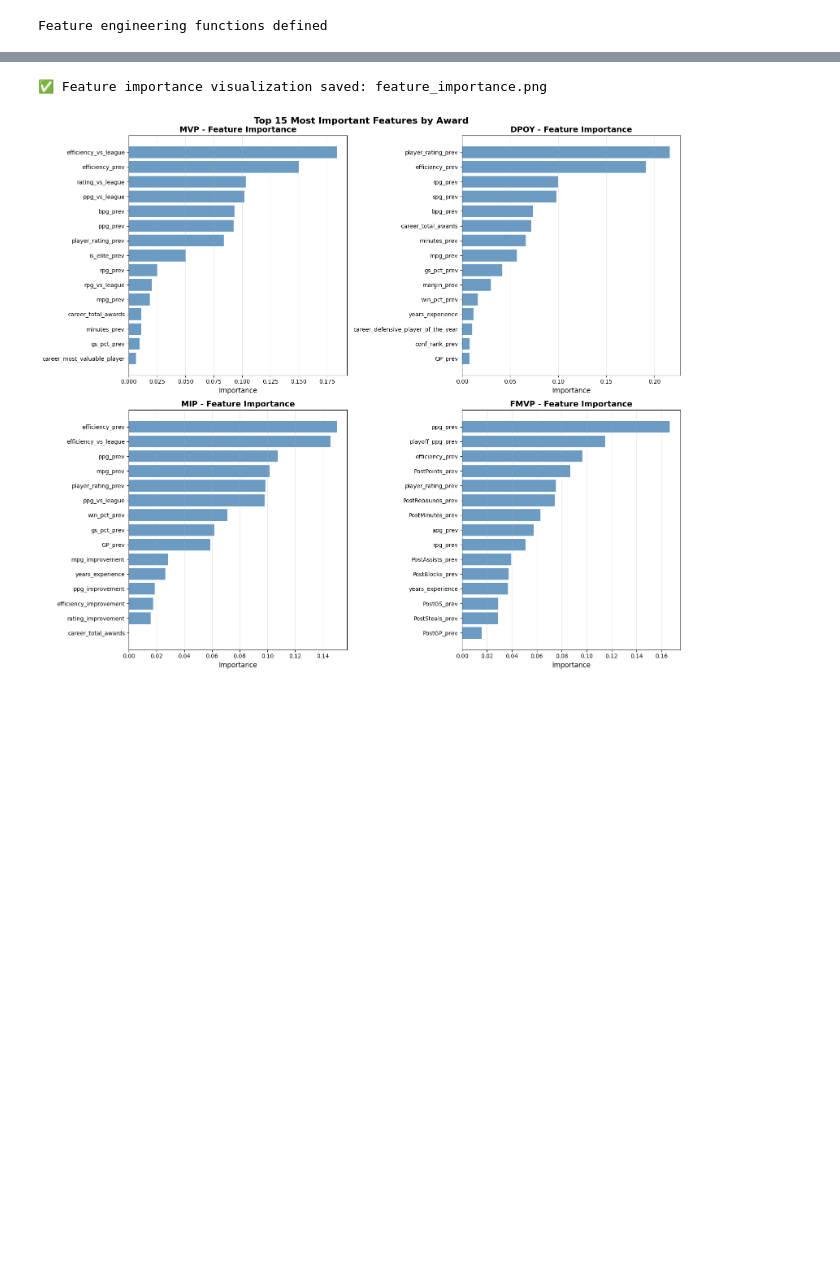
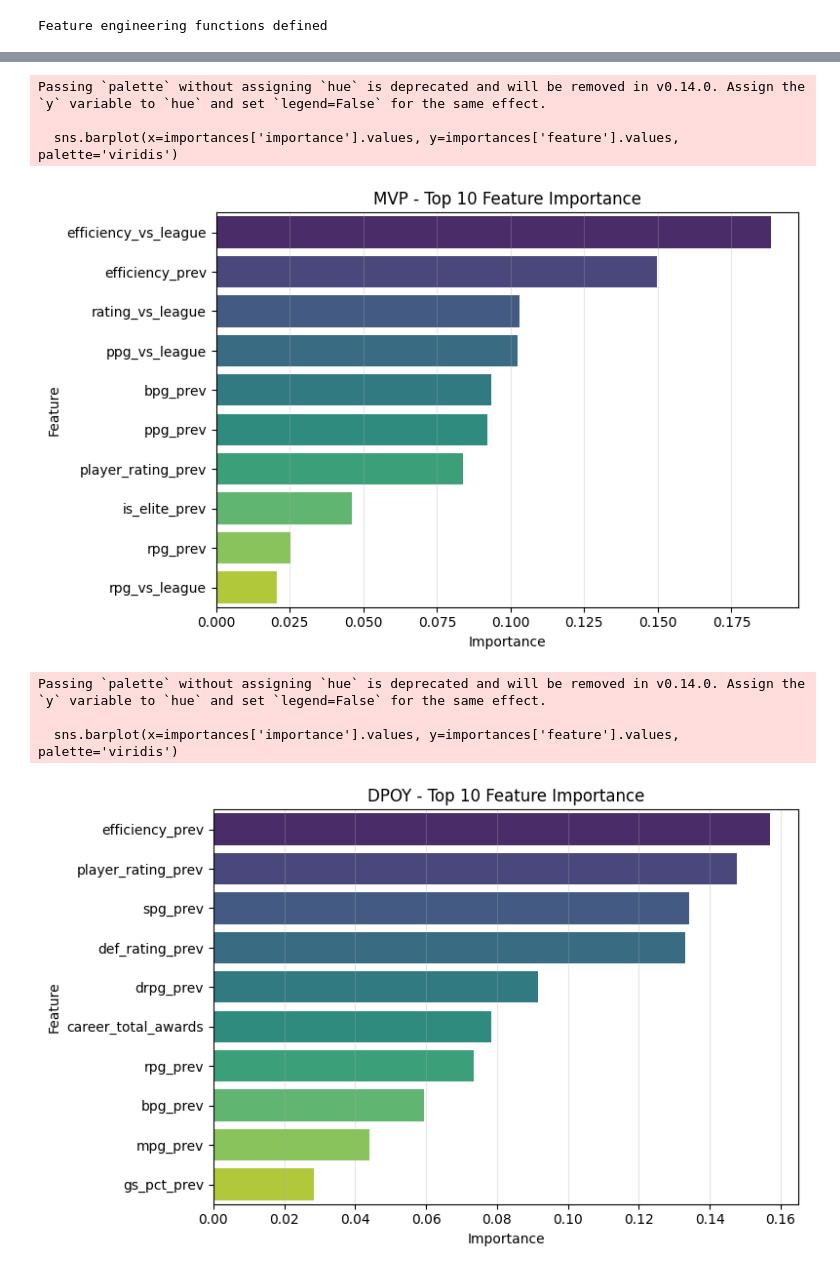
Before and after one commit to torradoov/Data_Mining-WNBA, a Jupyter notebook: presentation_c.ipynb, the cells around one changed output, grey strips where cells are left out. Saved outputs shown, nothing was run; the diff lists cells and outputs as text; code cells hidden in the pictures; blank space fills up the shorter version.

```diff
--- a/presentation_c.ipynb
+++ b/presentation_c.ipynb
@@ -745,7 +1154,7 @@ Detailed predictions and overfitting metrics generated
 # Display Detailed Predictions
 # ===============================================================
 
-for award_name in ['MVP', 'DPOY', 'MIP', 'FMVP']:
+for award_name in ['MVP', 'DPOY', 'MIP', 'FMVP', 'ROY', 'COTY', 'ASG_MVP']:
     predictions = all_results[award_name]
 
     if len(predictions) == 0:
@@ -1048,6 +1513,12 @@ full_data = add_career_features(full_data)
 full_data = add_improvement_features(full_data)
 full_data = add_playoff_features(full_data)
 
+# build full ROY dataset
+roy_full_data = build_roy_dataset(start_year=1, end_year=max_year)
+
+# build full COTY dataset
+coty_full_data = build_coty_dataset(start_year=2, end_year=max_year)
+
 feature_importance_dict = {}
 
 for award_name, config in award_configs.items():
@@ -1056,8 +1527,17 @@ for award_name, config in award_configs.items():
     target = config['target']
     features = config['features']
     filter_func = config['filter']
+    uses_roy_data = config.get('uses_roy_data', False)
+    uses_coty_data = config.get('uses_coty_data', False)
 
-    data_subset = full_data.copy()
+    # select appropriate dataset
+    if uses_roy_data:
+        data_subset = roy_full_data.copy()
+    elif uses_coty_data:
+        data_subset = coty_full_data.copy()
+    else:
+        data_subset = full_data.copy()
+
     if filter_func is not None:
         data_subset = data_subset[filter_func(data_subset)]
 
@@ -1109,37 +1589,34 @@ MVP:
 # %%
 # ===============================================================
-# Visualize Feature Importance
+# Feature Importance Visualization
 # ===============================================================
 
-fig, axes = plt.subplots(2, 2, figsize=(16, 14))
-fig.suptitle('Top 15 Most Important Features by Award', fontsize=16, fontweight='bold')
+# Show feature importance for key awards (MVP, DPOY, FMVP)
+key_awards = ['MVP', 'DPOY', 'FMVP']
 
-for idx, award_name in enumerate(['MVP', 'DPOY', 'MIP', 'FMVP']):
-    ax = axes[idx // 2, idx % 2]
-
+for award_name in key_awards:
     if award_name not in feature_importance_dict:
-        ax.text(0.5, 0.5, f'{award_name}\nNo data', ha='center', va='center', fontsize=14)
-        ax.axis('off')
         continue
 
-    importances = feature_importance_dict[award_name].head(15)
+    importances = feature_importance_dict[award_name].head(10)
 
-    ax.barh(range(len(importances)), importances['importance'], color='steelblue', alpha=0.8)
-    ax.set_yticks(range(len(importances)))
-    ax.set_yticklabels(importances['feature'], fontsize=10)
-    ax.set_xlabel('Importance', fontsize=12)
-    ax.set_title(f'{award_name} - Feature Importance', fontsize=14, fontweight='bold')
-    ax.invert_yaxis()
-    ax.grid(axis='x', alpha=0.3)
+    plt.figure(figsize=(8, 5))
+    sns.barplot(x=importances['importance'].values, y=importances['feature'].values, palette='viridis')
+    plt.xlabel('Importance')
+    plt.ylabel('Feature')
+    plt.title(f'{award_name} - Top 10 Feature Importance')
+    plt.grid(axis='x', alpha=0.3)
+    plt.tight_layout()
+    plt.savefig(f'presentation_results/{award_name.lower()}_feature_importance.png', dpi=300, bbox_inches='tight')
+    plt.show()
 
-plt.tight_layout()
-
-os.makedirs('presentation_results', exist_ok=True)
-
-plt.savefig('presentation_results/feature_importance.png', dpi=300, bbox_inches='tight')
-
-plt.show()
-print("Feature importance visualization saved: presentation_results/feature_importance.png")
+print("Feature importance plots saved to presentation_results/")
 # %% [output]
-✅ Feature importance visualization saved: feature_importance.png
+Passing `palette` without assigning `hue` is deprecated and will be removed in v0.14.0. Assign the `y` variable to `hue` and set `legend=False` for the same effect.
+
+  sns.barplot(x=importances['importance'].values, y=importances['feature'].values, palette='viridis')
-[figure, old version]
+[figure, new version]
+Passing `palette` without assigning `hue` is deprecated and will be removed in v0.14.0. Assign the `y` variable to `hue` and set `legend=False` for the same effect.
+
+  sns.barplot(x=importances['importance'].values, y=importances['feature'].values, palette='viridis')
+[figure, added]
```
Also changed, not shown: parts of 19 cells of this notebook, 27 other files.
